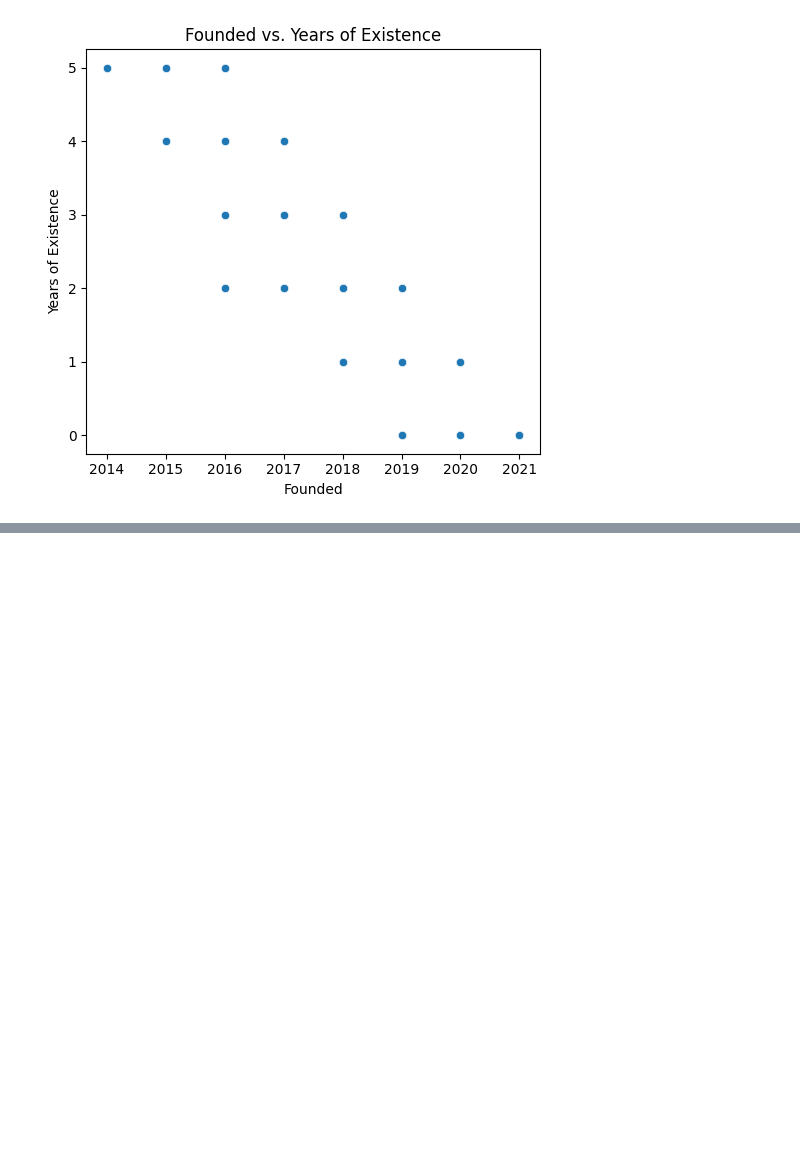
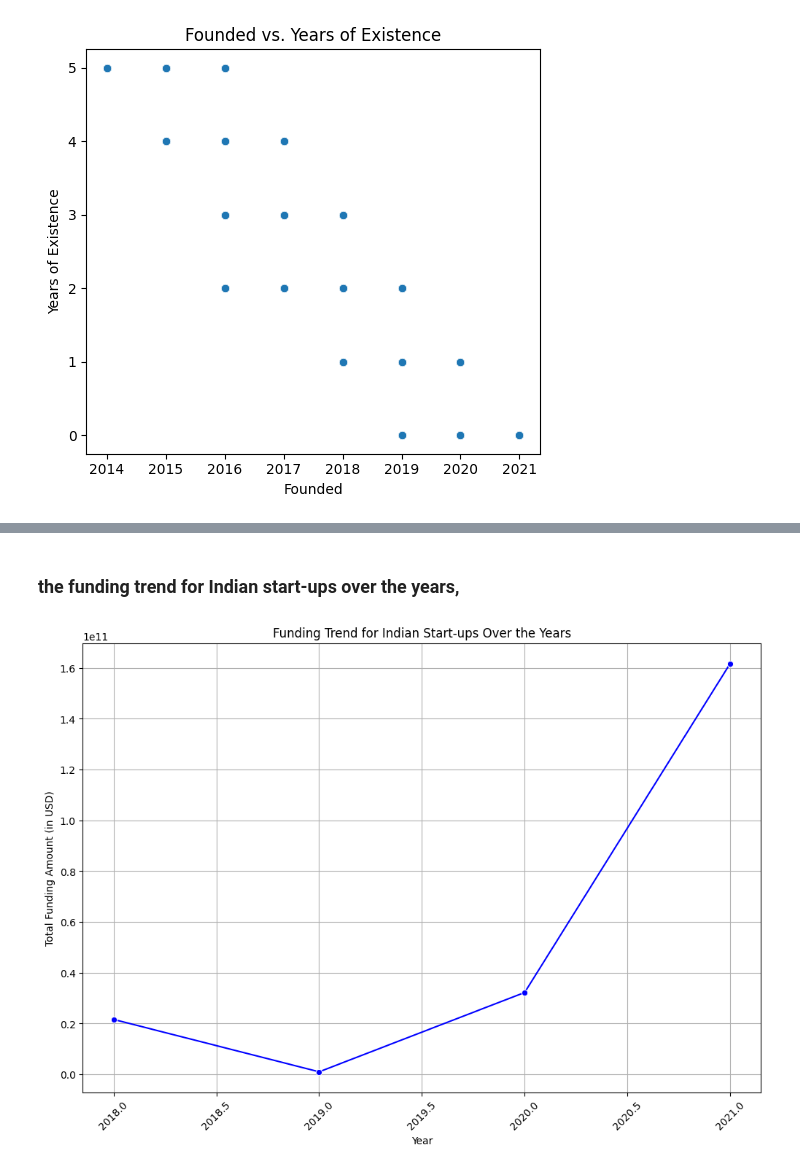
Before and after one commit to parockson/analysis-into-indian-startup-ecosystem, a Jupyter notebook: indian_start_up_funding_ecosystem.ipynb, the cells around one changed output, grey strips where cells are left out. Drawn from its saved outputs; the diff is of its cells as text; code cells hidden in the pictures; blank space fills up the shorter version.

```diff
--- a/indian_start_up_funding_ecosystem.ipynb
+++ b/indian_start_up_funding_ecosystem.ipynb
@@ -2660,0 +2672,17 @@ all_data
+# %% [markdown]
+### the funding trend for Indian start-ups over the years,
+# %%
+# Group the data by year and calculate the total funding amount for each year
+funding_trend = data.groupby('Year')['Amount'].sum().reset_index()
+
+# Plotting the funding trend over the years
+plt.figure(figsize=(12, 8))
+sns.lineplot(x='Year', y='Amount', data=funding_trend, marker='o', color='b')
+plt.title('Funding Trend for Indian Start-ups Over the Years')
+plt.xlabel('Year')
+plt.ylabel('Total Funding Amount (in USD)')
+plt.xticks(rotation=45)
+plt.grid(True)
+plt.show()
+# %% [output]
+[figure, added]
```
Also changed, not shown: parts of 28 cells of this notebook, 1 other file.
